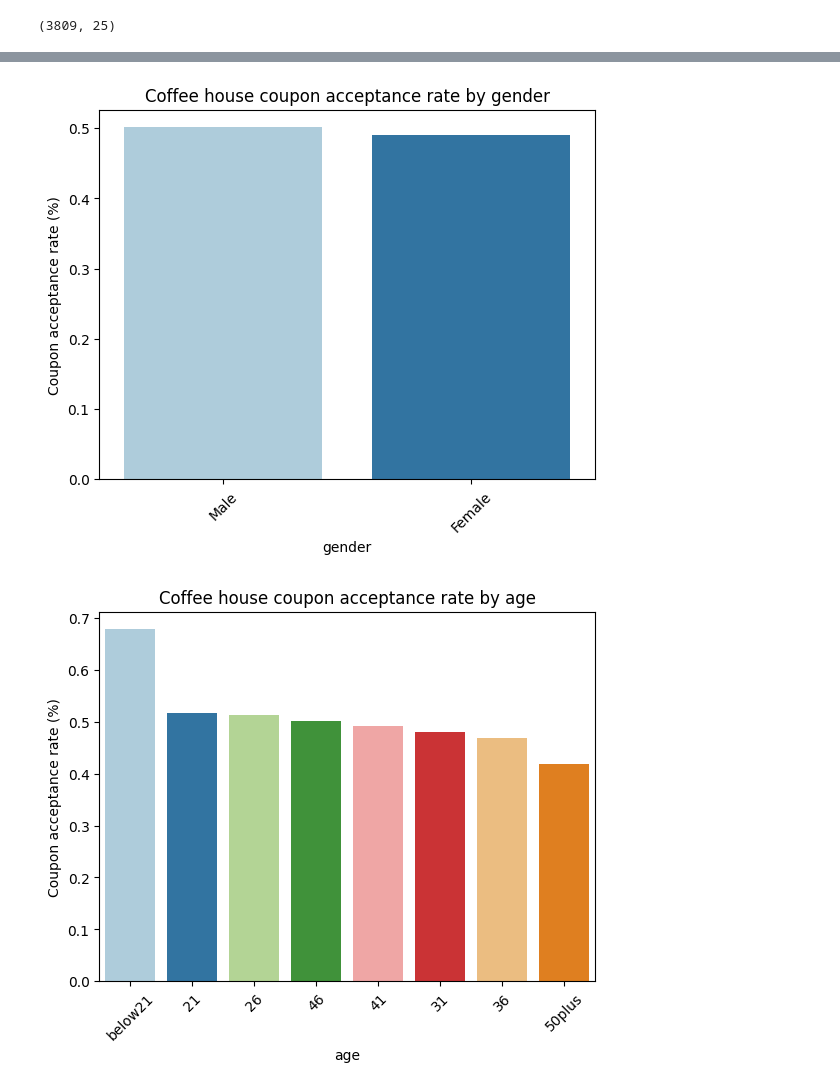
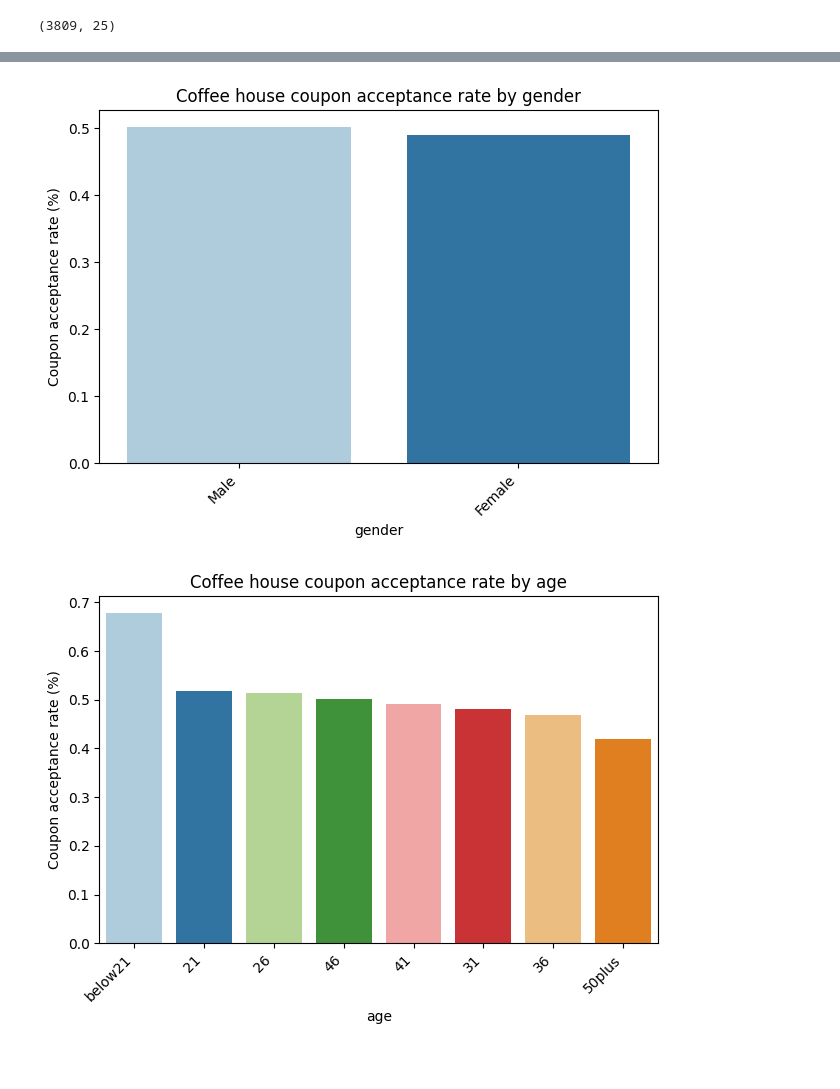
Before and after one commit to JunGaoca/couponAnalysis, a Jupyter notebook: coupon-analysis.ipynb, the cells around one changed output, grey strips where cells are left out. Cells and saved outputs as stored; diff of their text form; code cells hidden in the pictures; blank space fills up the shorter version.

```diff
--- a/coupon-analysis.ipynb
+++ b/coupon-analysis.ipynb
@@ -539,19 +541,21 @@ dtypes: int64(8), object(17)
 memory usage: 773.7+ KB
 # %%
 # Find how category features relates to coupon acceptance
-categorical_cols = ['gender', 'age', 'education', 'maritalStatus', 'time', 'weather', 'passanger', 'destination']
+categorical_cols = ['gender', 'age', 'education', 'maritalStatus', 'time', 'weather', 'passanger', 'destination', 'income']
 
 for col in categorical_cols:
     acceptance_rate = (
         coffee.groupby(col)['Y'].mean().sort_values(ascending=False)
     )
 
     sns.barplot(x=acceptance_rate.index, y=acceptance_rate.values, hue=acceptance_rate.index, palette='Paired')
     plt.title(f'Coffee house coupon acceptance rate by {col}')
     plt.ylabel('Coupon acceptance rate (%)')
     plt.xlabel(col)
-    plt.xticks(rotation=45)
+    plt.xticks(rotation=45, ha='right')
+    plt.tight_layout()
     plt.show()
+    plt.pause(0.5)
 # %% [output]
-[figure, old version]
+[figure, new version]
-[figure, old version]
+[figure, new version]
```
Also changed, not shown: parts of 6 cells of this notebook.
